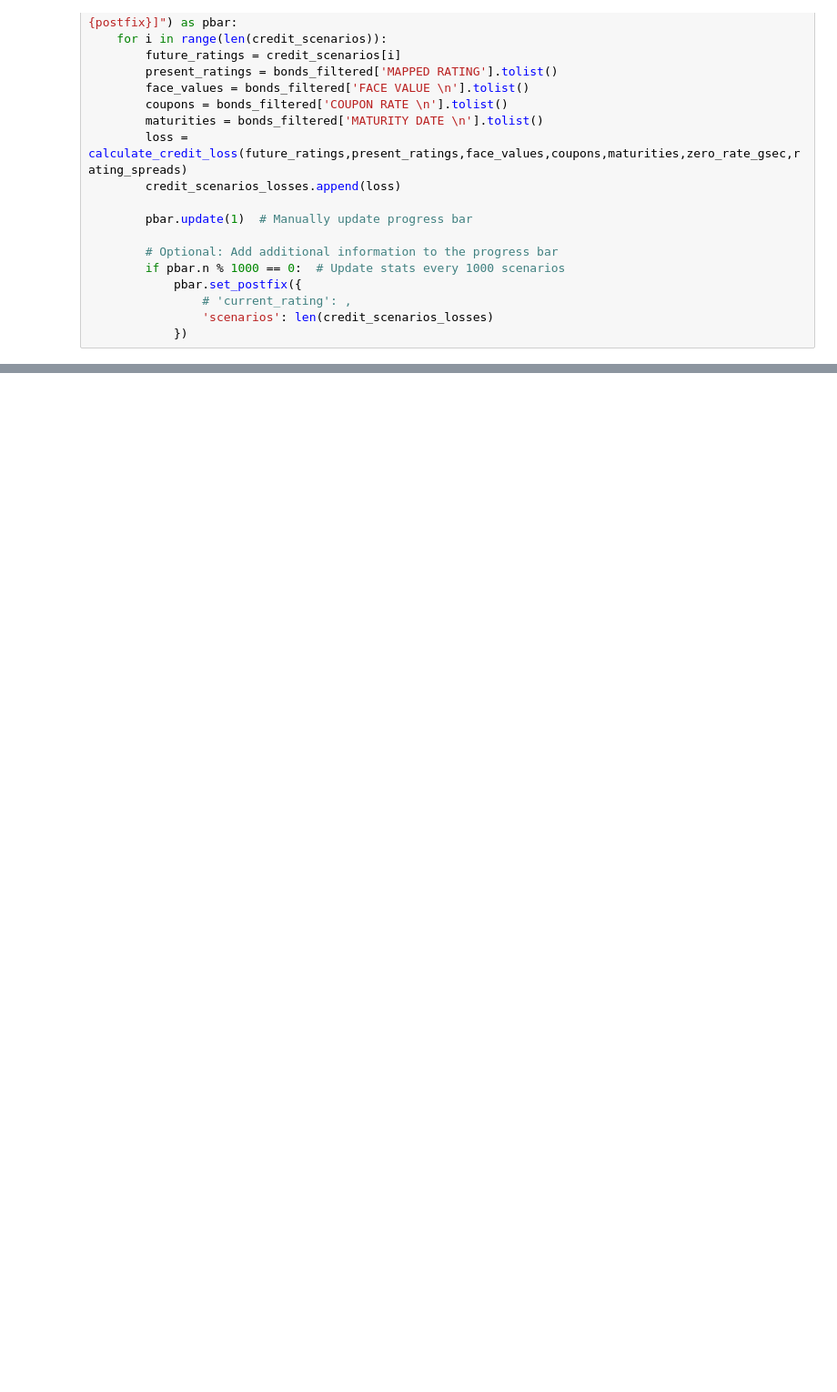
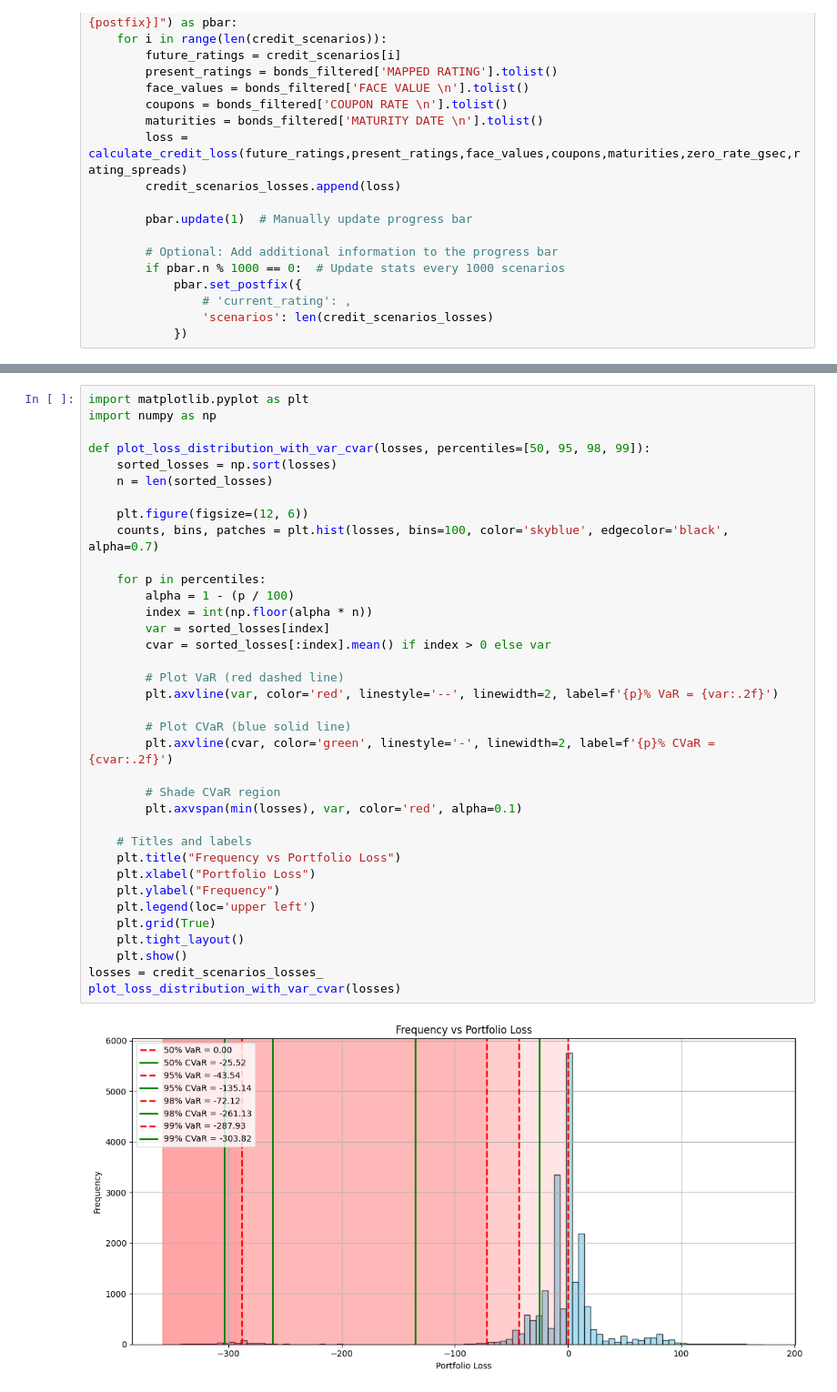
Before and after one commit to Rudra-prasad-tarai/CreditRiskOptimisation, a Jupyter notebook: Credit_Risk_Optimisation.ipynb, the cells around one changed output, grey strips where cells are left out. Shown at 91% size. Drawn from its saved outputs; the diff is of its cells as text; blank space fills up the shorter version.

```diff
--- a/Credit_Risk_Optimisation.ipynb
+++ b/Credit_Risk_Optimisation.ipynb
@@ -534,0 +549,38 @@ plt.show()
+# %%
+import matplotlib.pyplot as plt
+import numpy as np
+
+def plot_loss_distribution_with_var_cvar(losses, percentiles=[50, 95, 98, 99]):
+    sorted_losses = np.sort(losses)
+    n = len(sorted_losses)
+
+    plt.figure(figsize=(12, 6))
+    counts, bins, patches = plt.hist(losses, bins=100, color='skyblue', edgecolor='black', alpha=0.7)
+
+    for p in percentiles:
+        alpha = 1 - (p / 100)
+        index = int(np.floor(alpha * n))
+        var = sorted_losses[index]
+        cvar = sorted_losses[:index].mean() if index > 0 else var
+
+        # Plot VaR (red dashed line)
+        plt.axvline(var, color='red', linestyle='--', linewidth=2, label=f'{p}% VaR = {var:.2f}')
+
+        # Plot CVaR (blue solid line)
+        plt.axvline(cvar, color='green', linestyle='-', linewidth=2, label=f'{p}% CVaR = {cvar:.2f}')
+
+        # Shade CVaR region
+        plt.axvspan(min(losses), var, color='red', alpha=0.1)
+
+    # Titles and labels
+    plt.title("Frequency vs Portfolio Loss")
+    plt.xlabel("Portfolio Loss")
+    plt.ylabel("Frequency")
+    plt.legend(loc='upper left')
+    plt.grid(True)
+    plt.tight_layout()
+    plt.show()
+losses = credit_scenarios_losses_
+plot_loss_distribution_with_var_cvar(losses)
+# %% [output]
+[figure, added]
```
Also changed, not shown: parts of 15 cells of this notebook.
